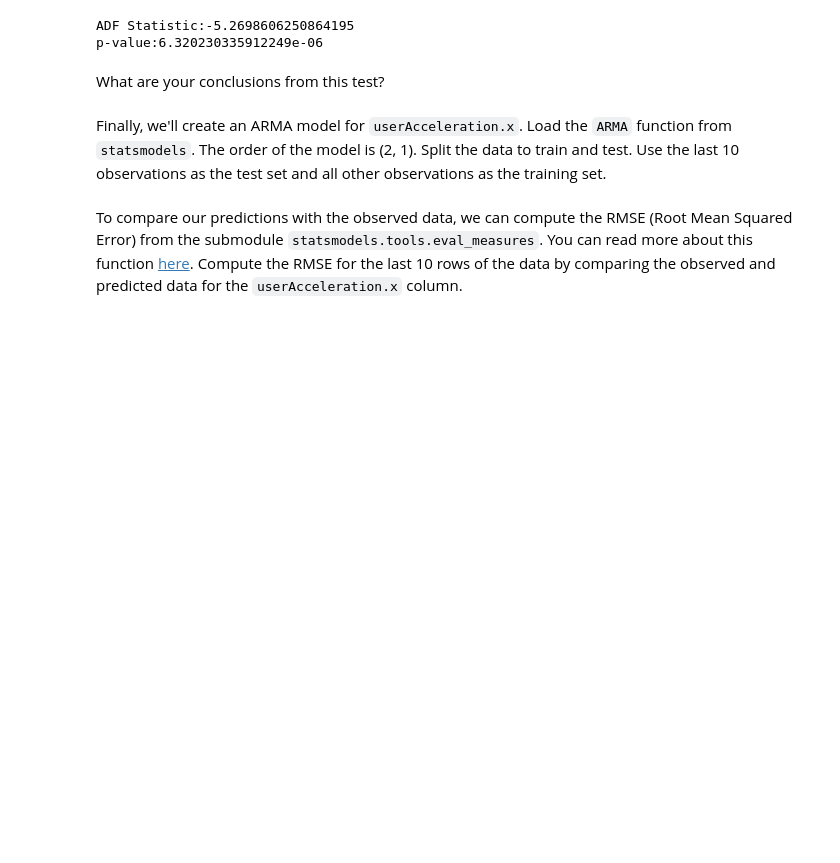
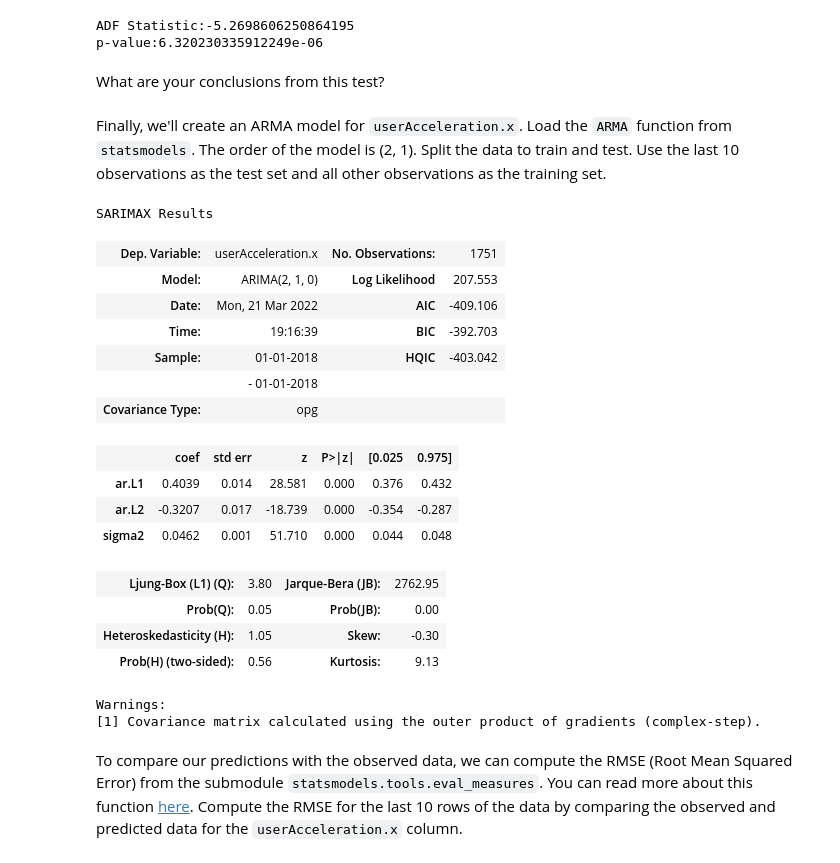
Before and after one commit to montesgrande95/dataptmad1121_labs, a Jupyter notebook: extra-work/m2/lab-time-series/your-code/main.ipynb, the cells around one changed output. Cells and saved outputs as stored; diff of their text form; code cells hidden in the pictures; blank space fills up the shorter version.

```diff
--- a/extra-work/m2/lab-time-series/your-code/main.ipynb
+++ b/extra-work/m2/lab-time-series/your-code/main.ipynb
@@ -203,2 +209,25 @@ Finally, we'll create an ARMA model for `userAcceleration.x`. Load the `ARMA` fu
+# %%
+#APLICAMOS ARIMA:
+model = ARIMA(sensor["userAcceleration.x"], order = (2,1,0)).fit()
+model.summary()
+# %% [output]
+SARIMAX Results
+| Dep. Variable: | userAcceleration.x | No. Observations: | 1751 |
+| Model: | ARIMA(2, 1, 0) | Log Likelihood | 207.553 |
+| Date: | Mon, 21 Mar 2022 | AIC | -409.106 |
+| Time: | 19:16:39 | BIC | -392.703 |
+| Sample: | 01-01-2018 | HQIC | -403.042 |
+|  | - 01-01-2018 |  |  |
+| Covariance Type: | opg |  |  |
+|  | coef | std err | z | P>|z| | [0.025 | 0.975] |
+| ar.L1 | 0.4039 | 0.014 | 28.581 | 0.000 | 0.376 | 0.432 |
+| ar.L2 | -0.3207 | 0.017 | -18.739 | 0.000 | -0.354 | -0.287 |
+| sigma2 | 0.0462 | 0.001 | 51.710 | 0.000 | 0.044 | 0.048 |
+| Ljung-Box (L1) (Q): | 3.80 | Jarque-Bera (JB): | 2762.95 |
+| Prob(Q): | 0.05 | Prob(JB): | 0.00 |
+| Heteroskedasticity (H): | 1.05 | Skew: | -0.30 |
+| Prob(H) (two-sided): | 0.56 | Kurtosis: | 9.13 |
+Warnings:
+[1] Covariance matrix calculated using the outer product of gradients (complex-step).
 # %% [markdown]
 To compare our predictions with the observed data, we can compute the RMSE (Root Mean Squared Error) from the submodule `statsmodels.tools.eval_measures`. You can read more about this function [here](https://www.statsmodels.org/dev/generated/statsmodels.tools.eval_measures.rmse.html). Compute the RMSE for the last 10 rows of the data by comparing the observed and predicted data for the `userAcceleration.x` column.
```
Also changed, not shown: parts of 6 cells of this notebook.
